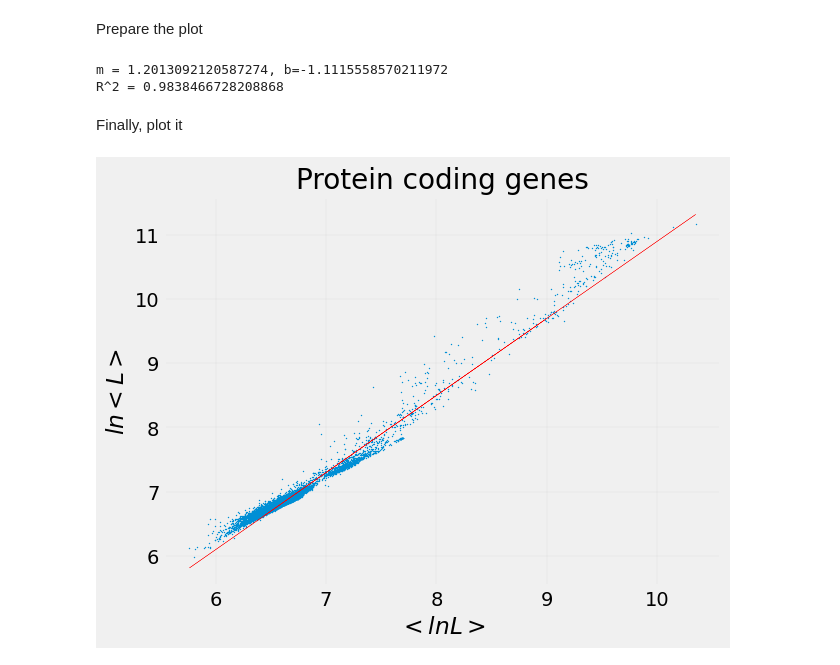
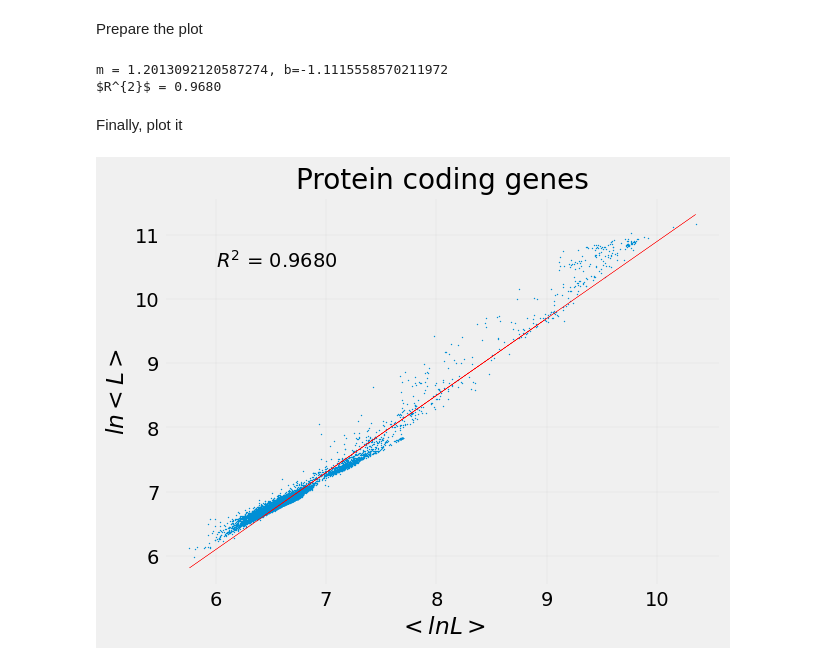
Before and after one commit to emuro/borrador, a Jupyter notebook: main_work/suppl_work/meanOfLn_lnOfMean_workinOn.ipynb, the cells around one changed output. Drawn from its saved outputs; the diff is of its cells as text; code cells hidden in the pictures.

```diff
--- a/main_work/suppl_work/meanOfLn_lnOfMean_workinOn.ipynb
+++ b/main_work/suppl_work/meanOfLn_lnOfMean_workinOn.ipynb
@@ -85,7 +85,8 @@ m, b, r_value, p_value, std_err = \
     stats.linregress(df2plot[col_x], df2plot[col_y])
    ##stats.linregress(np.log10(df2plot[col_x]),np.log10(df2plot[col_y]))
 print(f"m = {m}, b={b}")
-print(f"R^2 = {r_value}") #p_value, std_err)
+in_txt = '$R^{2}$ = ' + '{:2.4f}'.format(r_value**2)
+print(in_txt)
 
 # Sort division_both_dbs in order to plot the color of the clades in order
 if 0:
@@ -96,19 +97,20 @@ df2plot.division_both_dbs = pd.Categorical(df2plot.division_both_dbs,
 df2plot.sort_values('division_both_dbs', inplace=True)
 # %% [output]
 m = 1.2013092120587274, b=-1.1115558570211972
-R^2 = 0.9838466728208868
+$R^{2}$ = 0.9680
 # %% [markdown]
 Finally, plot it
 # %%
 plt.style.use('fivethirtyeight')
 plt.grid(True, linewidth=0.15)
 plt.scatter(col_x, col_y, s=0.25, data=df2plot) #c='c', s='d'
 if bool_show_regression:
     df2plot["regression_line"] = m * df2plot[col_x] + b
     plt.plot(df2plot[col_x].to_list(), df2plot["regression_line"].to_list(), c='red', linewidth=0.25)
+    plt.text(6, 10.5, in_txt)
 plt.xlabel(x_lab)
 plt.ylabel(y_lab)
 plt.title(title)
 plt.show()
 # %% [output]
-[figure, old version]
+[figure, new version]
```
Also changed, not shown: parts of 1 cell of this notebook, 1 other file.
